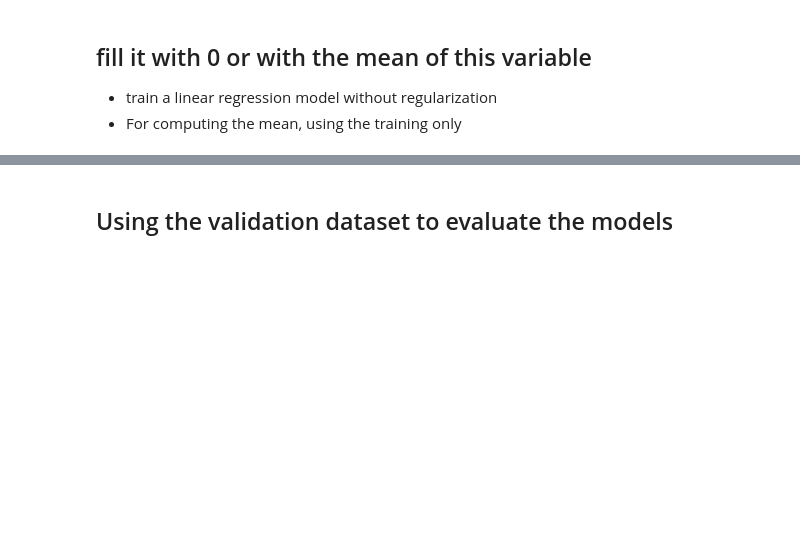
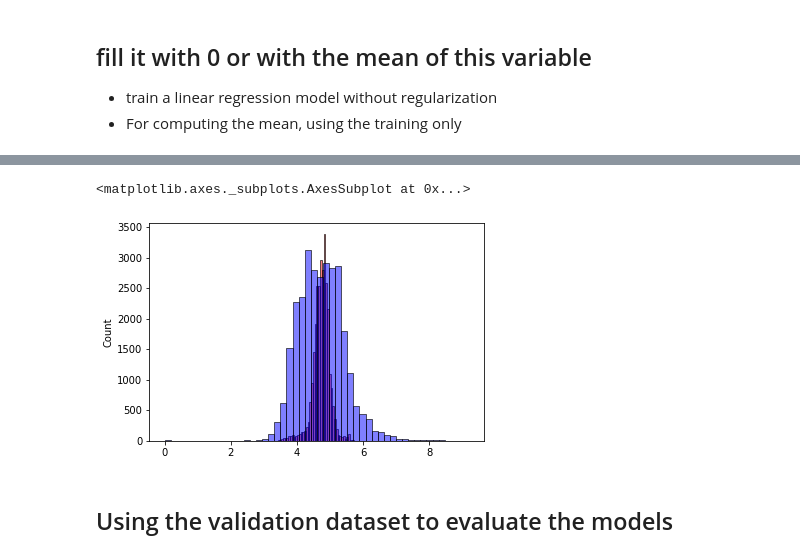
Before and after one commit to BountyHunter1999/Machine-Learning-Zoom-Camp, a Jupyter notebook: Homeworks/Homework #2.ipynb, the cells around one changed output, grey strips where cells are left out. Saved outputs shown, nothing was run; the diff lists cells and outputs as text; code cells hidden in the pictures; blank space fills up the shorter version.

```diff
--- a/Homeworks/Homework #2.ipynb
+++ b/Homeworks/Homework #2.ipynb
@@ -288,0 +315,7 @@ np.log(150), np.log1p(149), np.log(150) == np.log1p(149)
+# %%
+def prepare_X_with_mean(df):
+  df = df.copy()
+  # For computing the mean, only training is used
+  df = df.fillna(df['reviews_per_month'].mean())
+  X = df.values
+  return X
@@ -289,2 +333,13 @@ np.log(150), np.log1p(149), np.log(150) == np.log1p(149)
+# %%
+X_t_m = prepare_X_with_mean(df_train)
+w0_m, w_m = train_linear_regression(X_t_m, y_train)
+
+y_pred_m = w0_m + X_t_m.dot(w_m)
+# %%
+sns.histplot(y_pred_m, color='red', alpha=0.5, bins=50)
+sns.histplot(y_train, color='blue', alpha=0.5, bins=50)
+# %% [output]
+<matplotlib.axes._subplots.AxesSubplot at 0x...>
+[figure, added]
 # %% [markdown]
 ## Using the validation dataset to evaluate the models
```
Also changed, not shown: parts of 52 cells of this notebook.
